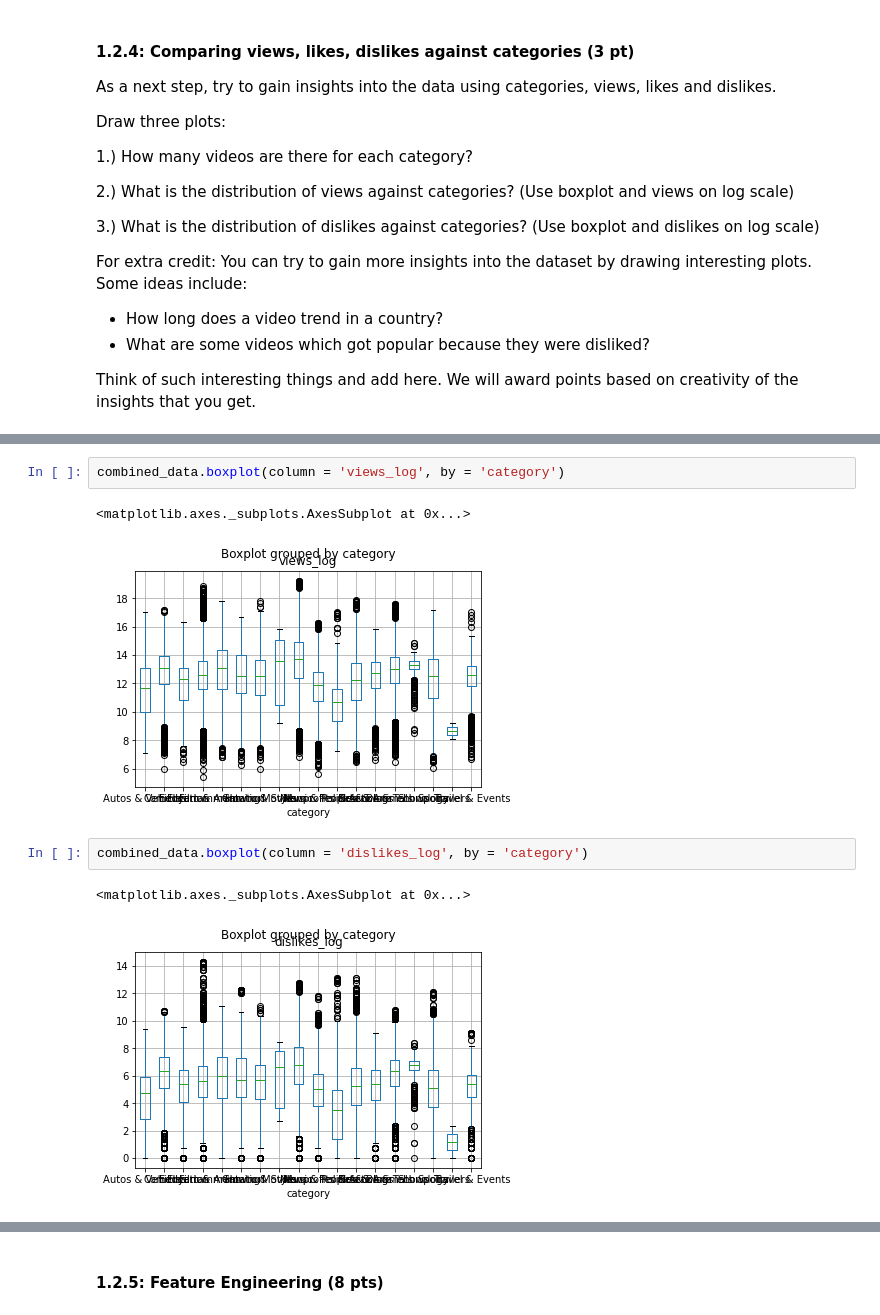
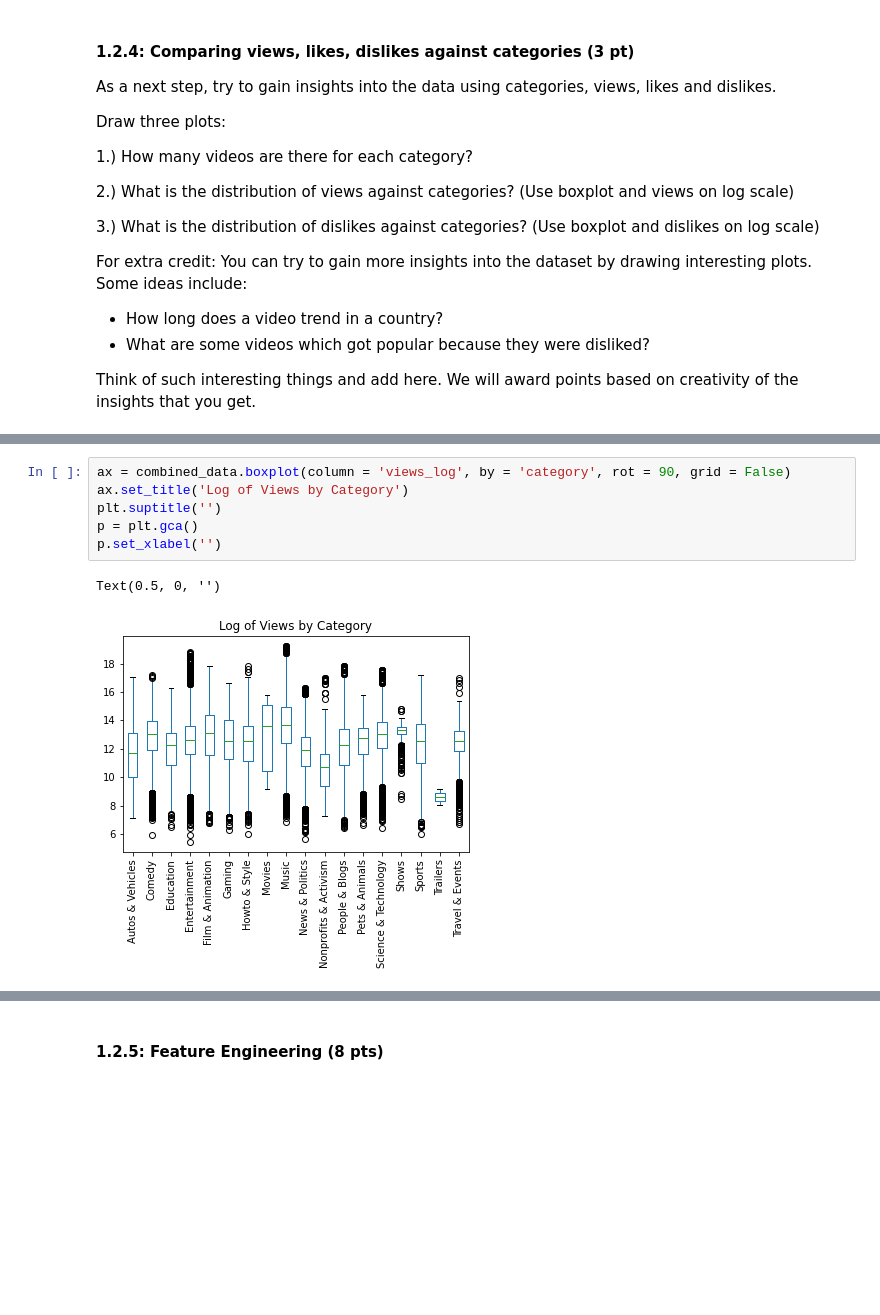
Before and after one commit to spatank/CIS-545, a Jupyter notebook: Homework_4_SPP.ipynb, the cells around one changed output, grey strips where cells are left out. Drawn from its saved outputs; the diff is of its cells as text; blank space fills up the shorter version.

```diff
--- a/Homework_4_SPP.ipynb
+++ b/Homework_4_SPP.ipynb
@@ -367,10 +370,9 @@ videos_per_category.plot(kind = 'barh')
-# %%
-combined_data.boxplot(column = 'views_log', by = 'category')
-# %% [output]
-<matplotlib.axes._subplots.AxesSubplot at 0x...>
-[figure, removed]
-# %%
-combined_data.boxplot(column = 'dislikes_log', by = 'category')
-# %% [output]
-<matplotlib.axes._subplots.AxesSubplot at 0x...>
-[figure, removed]
+# %%
+ax = combined_data.boxplot(column = 'views_log', by = 'category', rot = 90, grid = False)
+ax.set_title('Log of Views by Category')
+plt.suptitle('')
+p = plt.gca()
+p.set_xlabel('')
+# %% [output]
+Text(0.5, 0, '')
+[figure, added]
```
Also changed, not shown: parts of 2 cells of this notebook.
